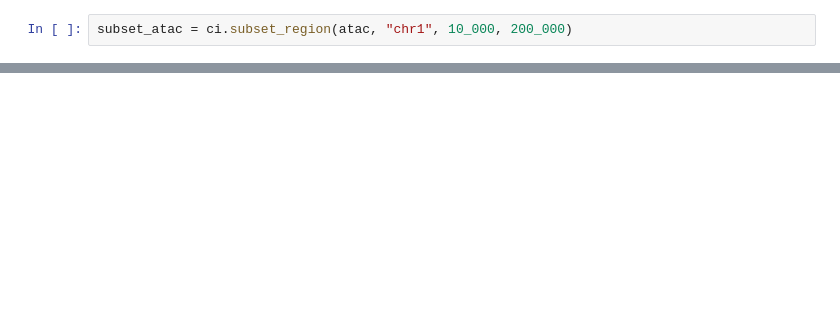
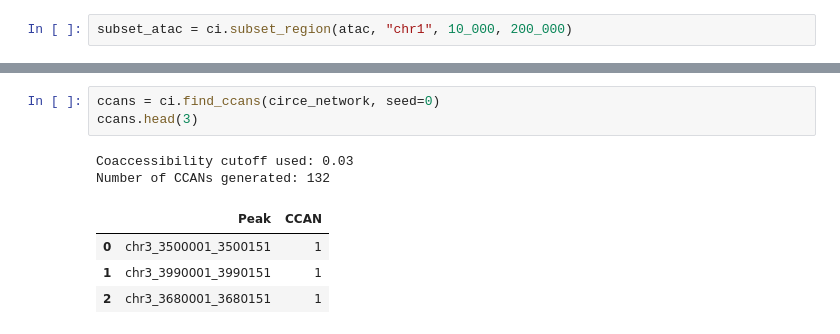
Before and after one commit to cantinilab/Circe, a Jupyter notebook: Examples/Minimal_example.ipynb, the cells around one changed output, grey strips where cells are left out. Drawn from its saved outputs; the diff is of its cells as text; blank space fills up the shorter version.

```diff
--- a/Examples/Minimal_example.ipynb
+++ b/Examples/Minimal_example.ipynb
@@ -159,0 +226,10 @@ df
+# %%
+ccans = ci.find_ccans(circe_network, seed=0)
+ccans.head(3)
+# %% [output]
+Coaccessibility cutoff used: 0.03
+Number of CCANs generated: 132
+|  | Peak | CCAN |
+| 0 | chr3_3500001_3500151 | 1 |
+| 1 | chr3_3990001_3990151 | 1 |
+| 2 | chr3_3680001_3680151 | 1 |
```
Also changed, not shown: parts of 51 cells of this notebook.
